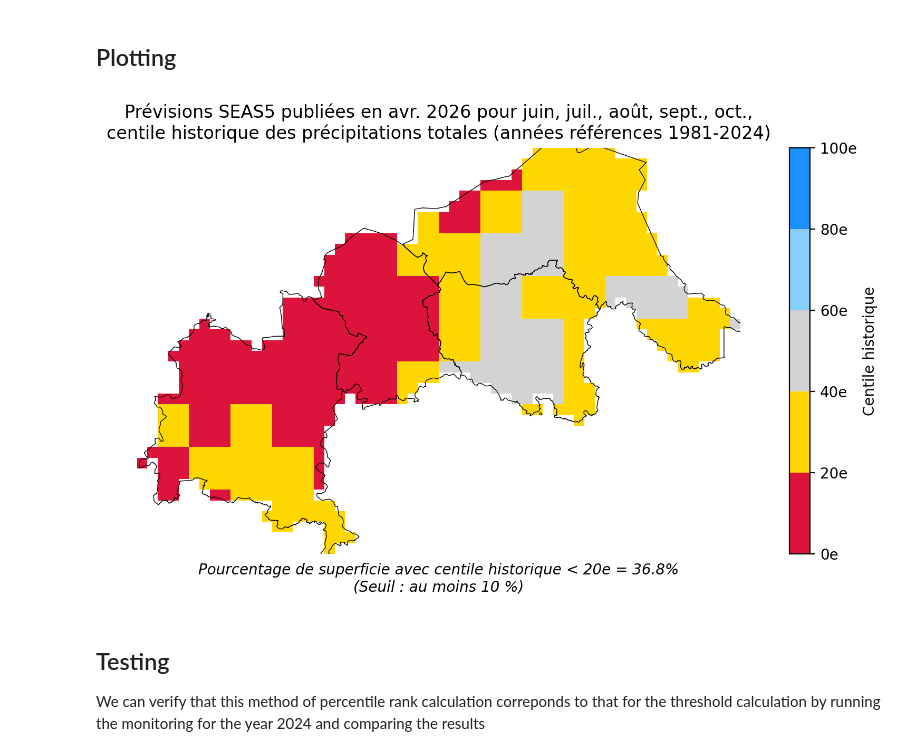
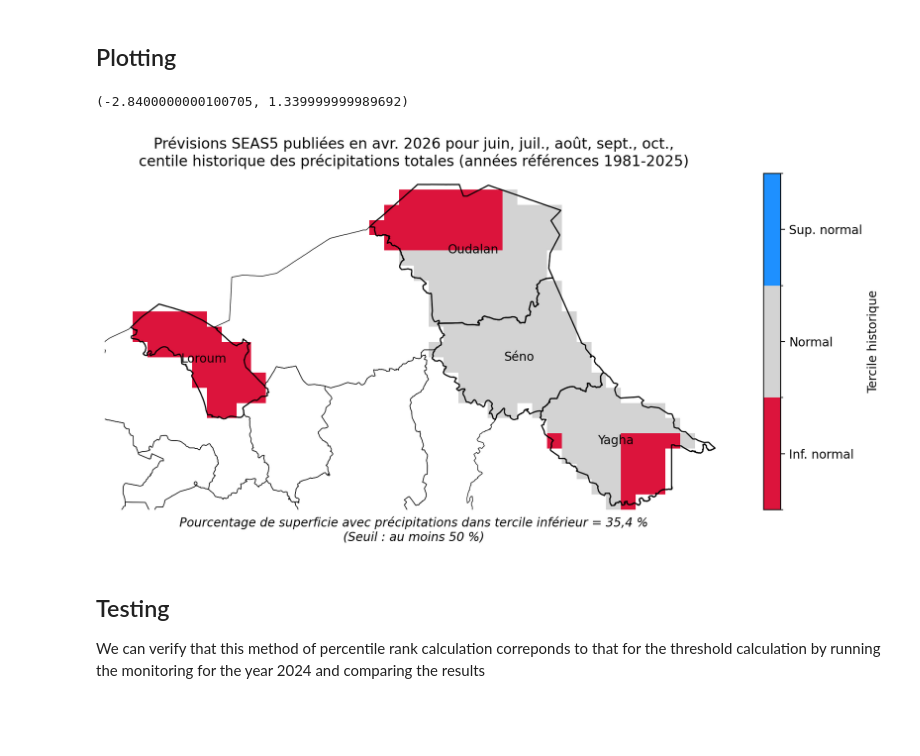
Before and after one commit to OCHA-DAP/pa-aa-bfa-drought, a Jupyter notebook: analysis/monitoring_2026.ipynb, the cells around one changed output. Cells and saved outputs as stored; diff of their text form; code cells hidden in the pictures; blank space fills up the shorter version.

```diff
--- a/analysis/monitoring_2026.ipynb
+++ b/analysis/monitoring_2026.ipynb
@@ -31,6 +36,8 @@ THRESH = 0.2
 
 ### CODAB
 # %%
-adm1 = codab.load_codab_from_blob(admin_level=1, aoi_only=True)
+# adm1 = codab.load_codab_from_blob(admin_level=1, aoi_only=True)
+adm2 = codab.load_codab_from_blob(admin_level=2)
+adm2_aoi = adm2[adm2["ADM2_PCODE"].isin(AOI_ADM2_PCODES_2026)]
 # %% [markdown]
 ### SEAS5 current
@@ -58,7 +55,7 @@ da_seas5 = seas5.open_seas5_rasters(mo_lt_combos=mo_lt_combos, years=[year])
 # squeeze to remove issued_month
 da_seas5_tri = da_seas5.mean(dim="lt").squeeze(drop=True)
 da_seas5_up = upsample_dataarray(da_seas5_tri)
-da_seas5_clip = da_seas5_up.rio.clip(adm1.geometry)
+da_seas5_clip = da_seas5_up.rio.clip(adm2_aoi.geometry)
 # %%
 with ProgressBar():
     da_seas5_current_computed = da_seas5_clip.compute()
@@ -88,7 +90,7 @@ da_seas5_historical = seas5.open_seas5_rasters(mo_lt_combos=mo_lt_combos)
 # squeeze to remove issued_month
 da_seas5_tri_h = da_seas5_historical.mean(dim="lt").squeeze(drop=True)
 da_seas5_up_h = upsample_dataarray(da_seas5_tri_h)
-da_seas5_clip_h = da_seas5_up_h.rio.clip(adm1.geometry)
+da_seas5_clip_h = da_seas5_up_h.rio.clip(adm2_aoi.geometry)
 # %%
 with ProgressBar():
     da_seas5_historical_computed = da_seas5_clip_h.compute()
@@ -184,63 +186,68 @@ v_mo_fr = ", ".join(
     ]
 )
 # %%
-boundaries = [0, 0.2, 0.4, 0.6, 0.8, 1.0]
+boundaries = [0, 1 / 3, 2 / 3, 1.0]
 colors = [
     "crimson",
-    "gold",
     "lightgrey",
-    "lightskyblue",
     "dodgerblue",
-]  # specify your desired colors
-
+]  # below normal, near normal, above normal
 # Create a custom colormap
 cmap = mcolors.ListedColormap(colors)
-
 # Normalize the values to the specified boundaries
 norm = mcolors.BoundaryNorm(boundaries, cmap.N)
-
 # Plot the data
 fig, ax = plt.subplots(dpi=200, figsize=(12, 5))
 da_current_percentile.plot(cmap=cmap, norm=norm, ax=ax, add_colorbar=False)
 ax.axis("off")
-
-adm1.boundary.plot(ax=ax, color="k", linewidth=0.5)
-
+adm2_aoi.boundary.plot(ax=ax, color="k", linewidth=1)
+adm2.boundary.plot(ax=ax, color="k", linewidth=0.5)
 ax.set_title(
     f"Prévisions SEAS5 publiées en {mo_fr} {year} pour {v_mo_fr},\n"
-    "centile historique des précipitations totales (années références 1981-2024)"
+    "centile historique des précipitations totales (années références 1981-2025)"
 )
-
-# bottom_text = (
-#     f"Fraction de avec centile < {THRESH*100:.0f} = {frac_area_triggering:.1f}"
-# )
-
 bottom_text = (
-    f"Pourcentage de superficie avec centile historique < {THRESH*100:.0f}e = {frac_area_triggering*100:.1f}%\n"
-    "(Seuil : au moins 10 %)"
-)
-
-# Add the bottom text with smaller font, italicized
+    f"Pourcentage de superficie avec précipitations dans tercile inférieur = {frac_area_triggering*100:.1f} %\n"
+    "(Seuil : au moins 50 %)"
+).replace(".", ",")
 ax.text(
     0.5,
     -0.1,
     bottom_text,
     ha="center",
     va="bottom",
     transform=ax.transAxes,
     fontsize=10,
     style="italic",
     color="black",
 )
+adm2_aoi.boundary.plot(ax=ax, color="k", linewidth=0.5)
 
-
+# Add ADM2 labels
+for _, row in adm2_aoi.iterrows():
+    ax.annotate(
+        row["ADM2_FR"],
+        xy=(row.geometry.centroid.x, row.geometry.centroid.y),
+        ha="center",
+        va="center",
+        fontsize=10,
+        color="black",
+    )
 cbar = plt.colorbar(
     ax.collections[0], ax=ax, norm=norm, cmap=cmap, boundaries=boundaries
 )
-cbar.set_label("Centile historique")
+cbar.set_label("Tercile historique")
 cbar.ax.yaxis.set_major_formatter(FuncFormatter(lambda x, _: f"{x*100:.0f}e"))
+cbar.set_ticks([1 / 6, 1 / 2, 5 / 6])
+cbar.set_ticklabels(["Inf. normal", "Normal", "Sup. normal"])
+
+ymin, ymax = ax.get_ylim()
+xmin, xmax = ax.get_xlim()
+ax.set_ylim(ymin, ymax + (ymax - ymin) * 0.05)
+ax.set_xlim(xmin - (xmax - xmin) * 0.05, xmax + (xmax - xmin) * 0.05)
 # %% [output]
+(-2.8400000000100705, 1.339999999989692)
-[figure, old version]
+[figure, new version]
 # %% [markdown]
 ## Testing
 
```
Also changed, not shown: parts of 18 cells of this notebook, 1 other file.
